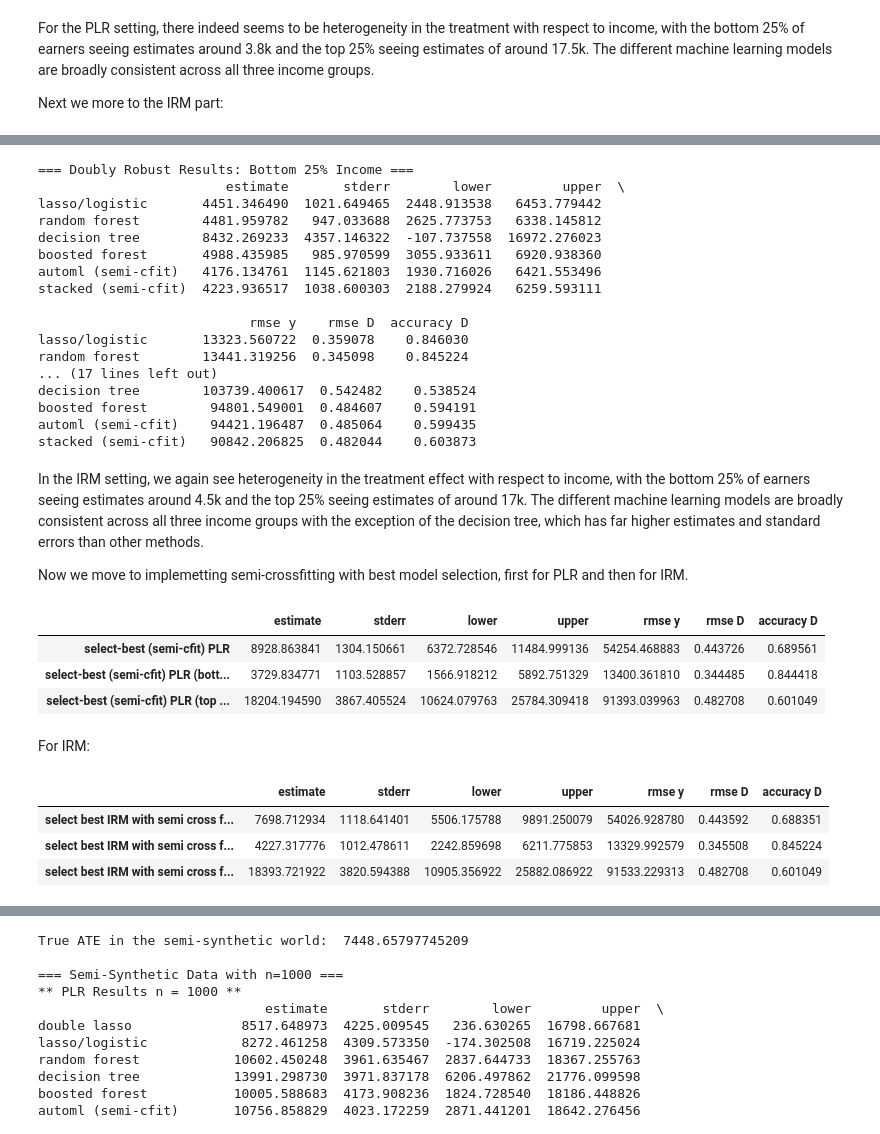
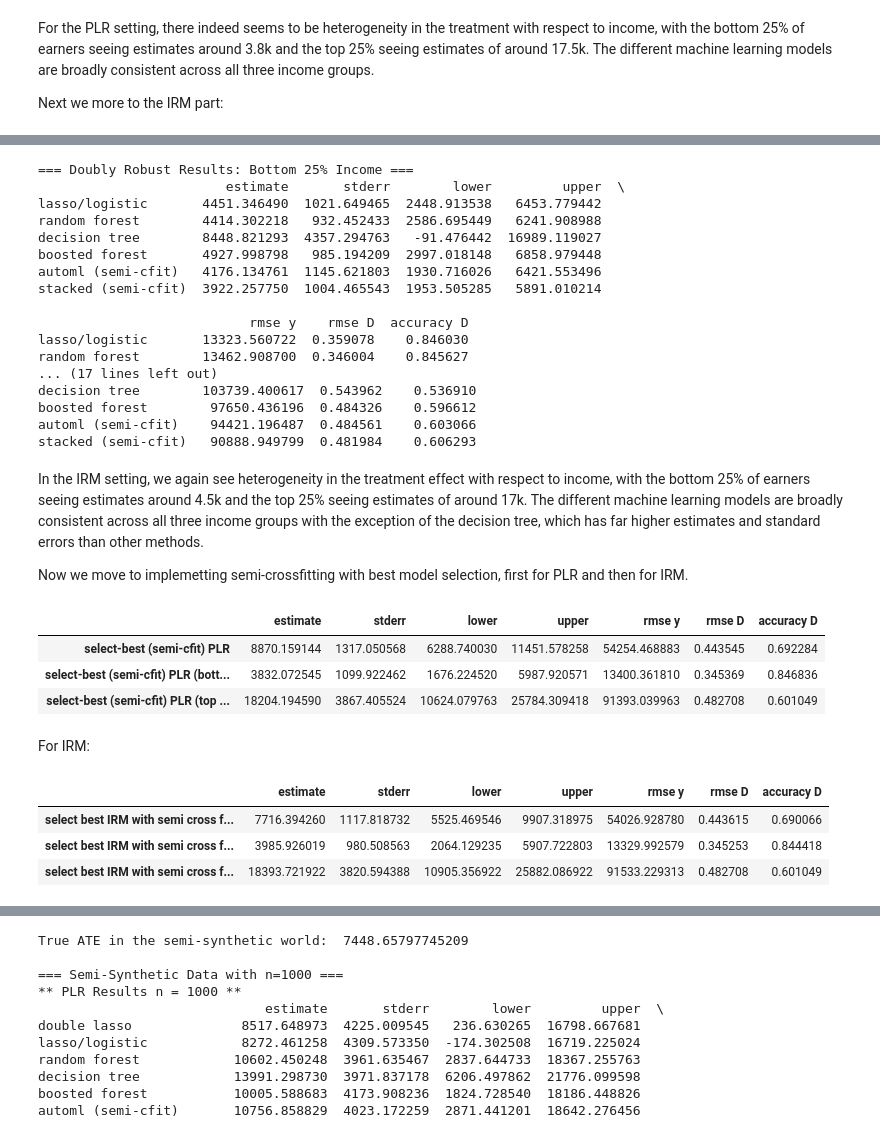
Before and after one commit to johannesfuest/causal_inference_with_ml, a Jupyter notebook: hw5.ipynb, the cells around one changed output, grey strips where cells are left out. Cells and saved outputs as stored; diff of their text form; code cells hidden in the pictures.

```diff
--- a/hw5.ipynb
+++ b/hw5.ipynb
@@ -135,7 +135,6 @@ cv = KFold(n_splits=5, shuffle=True, random_state=123)
 lassoy = make_pipeline(transformer, StandardScaler(), LassoCV(cv=cv))
 lgrd = make_pipeline(transformer, StandardScaler(), LogisticRegressionCV(cv=cv))
 result = dml(X, D, y, lassoy, lgrd, nfolds=5, classifier=True)
-result = dml(X, D, y, lassoy, lgrd, nfolds=5, classifier=True)
 table = pd.concat([table, summary(*result, X, D, y, name='lasso/logistic')])
 
 # random forest
@@ -157,9 +156,9 @@ result = dml(X, D, y, gbfy, gbfd, nfolds=5, classifier=True)
 table = pd.concat([table, summary(*result, X, D, y, name='boosted forest')])
 
 # semi cross fitting: To avoid the computational cost of performing model selection within each fold (assuming that we don't select among an exponential set of hyperparameters/models in the number of samples), it is ok to perform model selection using all the data and then perform cross-fitting with the selected model
-flamly = make_pipeline(transformer, AutoML(time_budget=200, task='regression', early_stop=True,
+flamly = make_pipeline(transformer, AutoML(time_budget=100, task='regression', early_stop=True,
                                            eval_method='cv', n_splits=3, metric='r2', verbose=0))
-flamld = make_pipeline(transformer, AutoML(time_budget=200, task='classification', early_stop=True,
+flamld = make_pipeline(transformer, AutoML(time_budget=100, task='classification', early_stop=True,
                                            eval_method='cv', n_splits=3, metric='r2', verbose=0))
 flamly.fit(X, y)
 besty = make_pipeline(transformer, clone(flamly[-1].best_model_for_estimator(flamly[-1].best_estimator)))
@@ -580,6 +579,6 @@ tabledr
 # %%
-data_bottom = data.query('inc <= inc.quantile(.25)').copy()
-data_top    = data.query('inc >= inc.quantile(.75)').copy()
+data_bottom = data.query('inc < inc.quantile(.25)').copy()
+data_top    = data.query('inc > inc.quantile(.75)').copy()
 
 def extract_XDy(df):
     """Given a subset of the 401k data, produce X, D, and y
@@ -841,20 +840,20 @@ print(table_dr_top)
 === Doubly Robust Results: Bottom 25% Income ===
                         estimate       stderr        lower         upper  \
 lasso/logistic       4451.346490  1021.649465  2448.913538   6453.779442
-random forest        4481.959782   947.033688  2625.773753   6338.145812
-decision tree        8432.269233  4357.146322  -107.737558  16972.276023
-boosted forest       4988.435985   985.970599  3055.933611   6920.938360
+random forest        4414.302218   932.452433  2586.695449   6241.908988
+decision tree        8448.821293  4357.294763   -91.476442  16989.119027
+boosted forest       4927.998798   985.194209  2997.018148   6858.979448
 automl (semi-cfit)   4176.134761  1145.621803  1930.716026   6421.553496
-stacked (semi-cfit)  4223.936517  1038.600303  2188.279924   6259.593111
+stacked (semi-cfit)  3922.257750  1004.465543  1953.505285   5891.010214
 
                            rmse y    rmse D  accuracy D
 lasso/logistic       13323.560722  0.359078    0.846030
-random forest        13441.319256  0.345098    0.845224
+random forest        13462.908700  0.346004    0.845627
 ... (17 lines left out)
-decision tree        103739.400617  0.542482    0.538524
-boosted forest        94801.549001  0.484607    0.594191
-automl (semi-cfit)    94421.196487  0.485064    0.599435
-stacked (semi-cfit)   90842.206825  0.482044    0.603873
+decision tree        103739.400617  0.543962    0.536910
+boosted forest        97650.436196  0.484326    0.596612
+automl (semi-cfit)    94421.196487  0.484561    0.603066
+stacked (semi-cfit)   90888.949799  0.481984    0.606293
 # %% [markdown]
 In the IRM setting, we again see heterogeneity in the treatment effect with respect to income, with the bottom 25% of earners seeing estimates around 4.5k and the top 25% seeing estimates of around 17k. The different machine learning models are broadly consistent across all three income groups with the exception of the decision tree, which has far higher estimates and standard errors than other methods.
 
@@ -881,7 +880,7 @@ def get_oof_and_mse(model, X, y, cv, classifier=False):
     return preds, mse_val
 
 
-def dml_select_best(X, D, y, modely_list, modeld_list, *, nfolds=5, classifier=False):
+def dml_select_best(X, D, y, modely_list, modeld_list, *, nfolds=5, classifier=False, trimming=0.01):
     """
     Semi-cross-fitting for the Partially Linear Model (PLR) by selecting
     the single best model for Y and single best model for D among user-provided lists.
@@ -945,35 +944,35 @@ def dml_select_best(X, D, y, modely_list, modeld_list, *, nfolds=5, classifier=F
 modely_list = [lassoy, rfy, dtry, gbfy]
 modeld_list = [lgrd, rfd, dtrd, gbfd]
 
 point, stderr, yhat, Dhat, resy, resD, epsilon = dml_select_best(
     X, D, y, modely_list, modeld_list, nfolds=5, classifier=True
 )
 
 table_select = summary(
     point, stderr, yhat, Dhat, resy, resD, epsilon, X, D, y,
     name='select-best (semi-cfit) PLR'
 )
 point_bottom, stderr_bottom, yhat_bottom, Dhat_bottom, resy_bottom, resD_bottom, epsilon_bottom = dml_select_best(
     X_bottom, D_bottom, y_bottom, modely_list, modeld_list, nfolds=5, classifier=True
 )
 table_select_bottom = summary(
     point_bottom, stderr_bottom, yhat_bottom, Dhat_bottom, resy_bottom, resD_bottom, epsilon_bottom, X_bottom, D_bottom, y_bottom,
     name='select-best (semi-cfit) PLR (bottom 25%)'
 )
 table_select = pd.concat([table_select, table_select_bottom])
 point_top, stderr_top, yhat_top, Dhat_top, resy_top, resD_top, epsilon_top = dml_select_best(
     X_top, D_top, y_top, modely_list, modeld_list, nfolds=5, classifier=True
 )
 table_select_top = summary(
     point_top, stderr_top, yhat_top, Dhat_top, resy_top, resD_top, epsilon_top, X_top, D_top, y_top,
     name='select-best (semi-cfit) PLR (top 25%)'
 )
 table_select = pd.concat([table_select, table_select_top])
 table_select
 # %% [output]
 |  | estimate | stderr | lower | upper | rmse y | rmse D | accuracy D |
-| select-best (semi-cfit) PLR | 8928.863841 | 1304.150661 | 6372.728546 | 11484.999136 | 54254.468883 | 0.443726 | 0.689561 |
-| select-best (semi-cfit) PLR (bott... | 3729.834771 | 1103.528857 | 1566.918212 | 5892.751329 | 13400.361810 | 0.344485 | 0.844418 |
+| select-best (semi-cfit) PLR | 8870.159144 | 1317.050568 | 6288.740030 | 11451.578258 | 54254.468883 | 0.443545 | 0.692284 |
+| select-best (semi-cfit) PLR (bott... | 3832.072545 | 1099.922462 | 1676.224520 | 5987.920571 | 13400.361810 | 0.345369 | 0.846836 |
 | select-best (semi-cfit) PLR (top ... | 18204.194590 | 3867.405524 | 10624.079763 | 25784.309418 | 91393.039963 | 0.482708 | 0.601049 |
 # %% [markdown]
 For IRM:
@@ -1093,8 +1092,8 @@ table_final = pd.concat([table_all, table_bottom_25, table_top_25])
 table_final
 # %% [output]
 |  | estimate | stderr | lower | upper | rmse y | rmse D | accuracy D |
-| select best IRM with semi cross f... | 7698.712934 | 1118.641401 | 5506.175788 | 9891.250079 | 54026.928780 | 0.443592 | 0.688351 |
-| select best IRM with semi cross f... | 4227.317776 | 1012.478611 | 2242.859698 | 6211.775853 | 13329.992579 | 0.345508 | 0.845224 |
+| select best IRM with semi cross f... | 7716.394260 | 1117.818732 | 5525.469546 | 9907.318975 | 54026.928780 | 0.443615 | 0.690066 |
+| select best IRM with semi cross f... | 3985.926019 | 980.508563 | 2064.129235 | 5907.722803 | 13329.992579 | 0.345253 | 0.844418 |
 | select best IRM with semi cross f... | 18393.721922 | 3820.594388 | 10905.356922 | 25882.086922 | 91533.229313 | 0.482708 | 0.601049 |
 # %%
  #c.)
```
Also changed, not shown: parts of 6 cells of this notebook.
